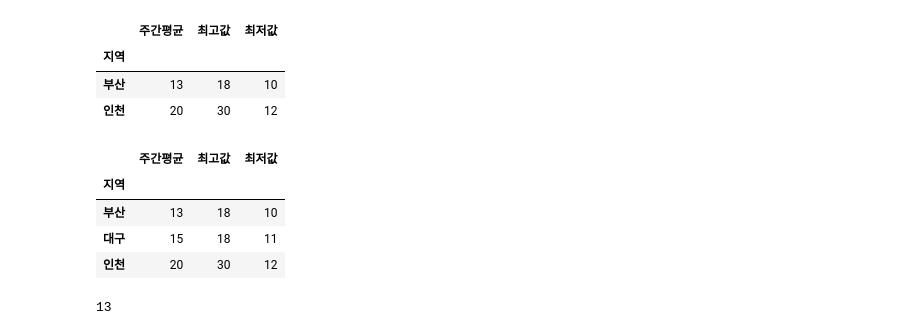
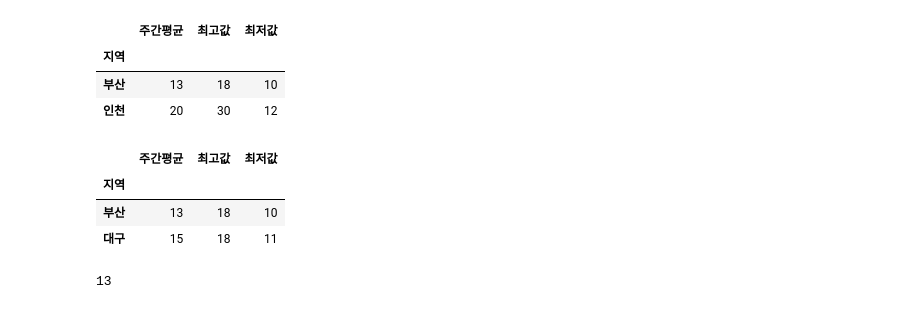
Before and after one commit to kyj5311/2021_PNUAC_AIData, a Jupyter notebook: 04_pandas_02_dataframe.ipynb, the cells around one changed output. Cells and saved outputs as stored; diff of their text form; code cells hidden in the pictures.

```diff
--- a/04_pandas_02_dataframe.ipynb
+++ b/04_pandas_02_dataframe.ipynb
@@ -254,6 +287,6 @@ Index(['서울', '부산', '대구', '인천', '광주', '대전', '울산', '
       dtype='object', name='지역')
 # %%
 #인덱스를 일반 데이터 열로 전환
-df = df.reset_index
+df = df.reset_index('지역')
 df
 # %% [output]
@@ -600,12 +670,12 @@ Name: 부산, dtype: int64
 # %%
 #df.loc['부산':'인천', :]
 #iloc로 변경
+df.iloc[1:3, :]
 # %% [output]
 |  | 주간평균 | 최고값 | 최저값 |
 | 지역 |  |  |  |
 | 부산 | 13 | 18 | 10 |
 | 대구 | 15 | 18 | 11 |
-| 인천 | 20 | 30 | 12 |
 # %%
 #특정 항목 가져오기
 #df.loc['부산', '주간평균']
```
Also changed, not shown: parts of 30 cells of this notebook.
